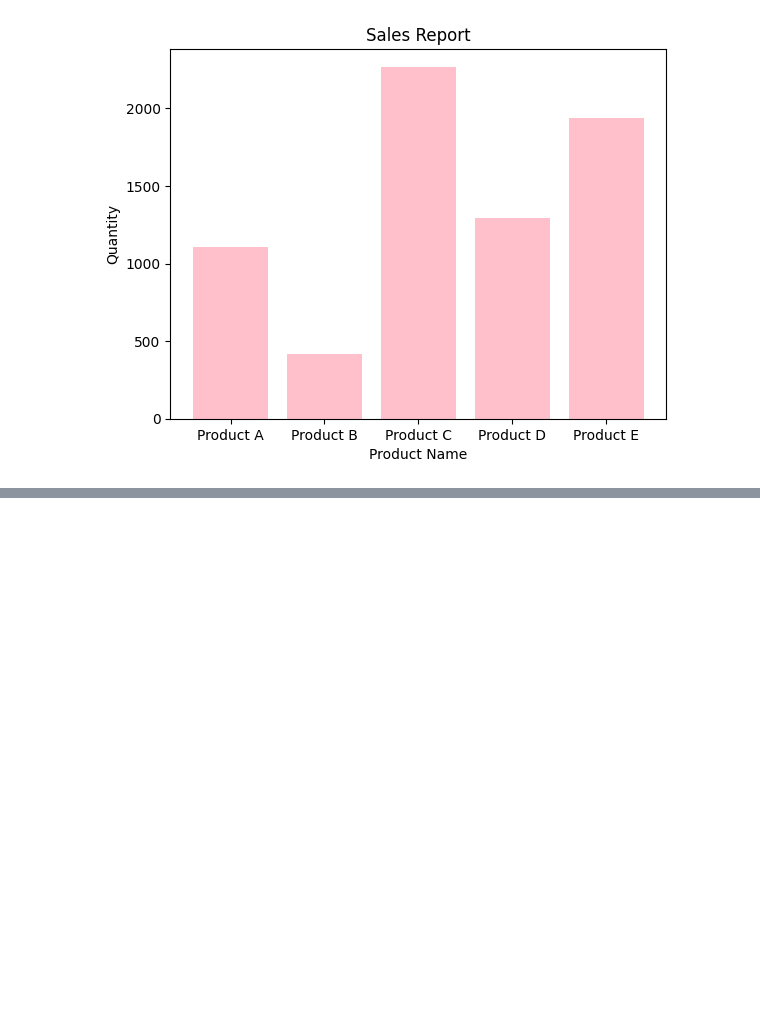
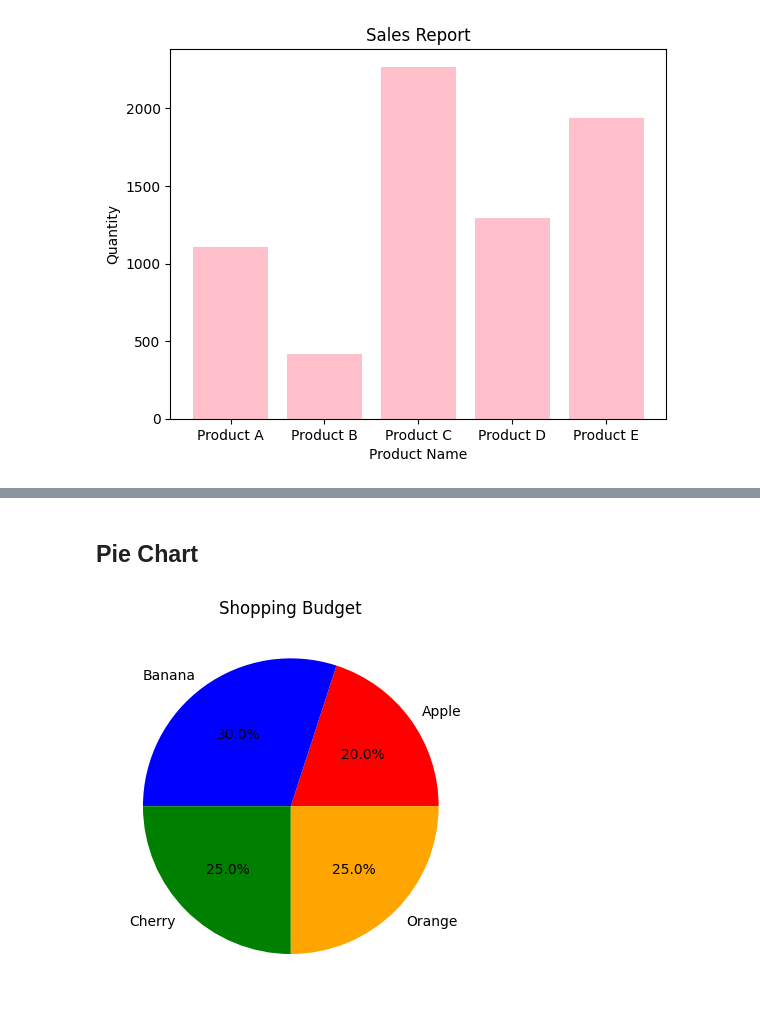
Before and after one commit to Musfique-Ahmed/Shongjog-Python-Course, a Jupyter notebook: Unit_4 Class_4/prac.ipynb, the cells around one changed output, grey strips where cells are left out. Saved outputs shown, nothing was run; the diff lists cells and outputs as text; code cells hidden in the pictures; blank space fills up the shorter version.

```diff
--- a/Unit_4 Class_4/prac.ipynb
+++ b/Unit_4 Class_4/prac.ipynb
@@ -201,0 +217,11 @@ plt.show()
+# %% [markdown]
+## Pie Chart
+# %%
+fruit = ["Apple", "Banana", "Cherry", "Orange"]
+price = [20, 30, 25, 25]
+
+plt.pie(price, labels=fruit, autopct='%1.1f%%', colors=['red', 'blue', 'green','orange' ])
+plt.title("Shopping Budget")
+plt.show()
+# %% [output]
+[figure, added]
```
Also changed, not shown: parts of 11 cells of this notebook.
